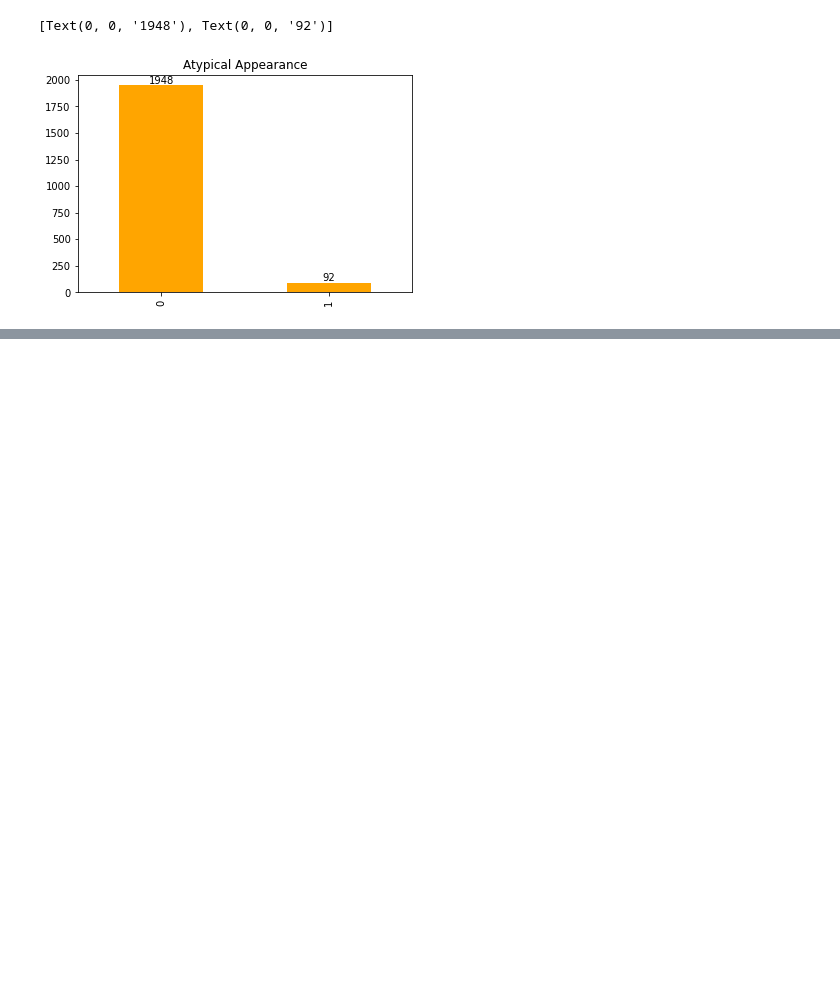
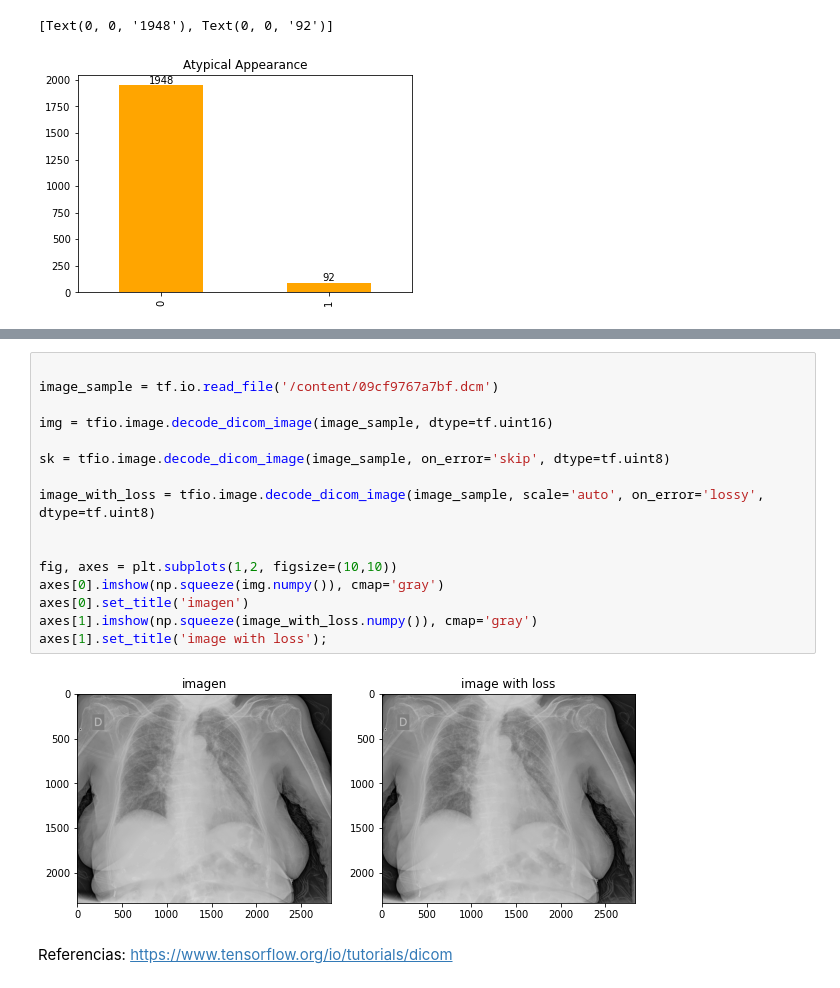
Before and after one commit to Crismaria11/Proyecto2_DS, a Jupyter notebook: Proyecto2_DS.ipynb, the cells around one changed output, grey strips where cells are left out. Cells and saved outputs as stored; diff of their text form; blank space fills up the shorter version.

Commit message:
agregamos el despliegue de imagenes

```diff
--- a/Proyecto2_DS.ipynb
+++ b/Proyecto2_DS.ipynb
@@ -369,0 +396,20 @@ ax.bar_label(ax.containers[0])
+# %%
+
+image_sample = tf.io.read_file('/content/09cf9767a7bf.dcm')
+
+img = tfio.image.decode_dicom_image(image_sample, dtype=tf.uint16)
+
+sk = tfio.image.decode_dicom_image(image_sample, on_error='skip', dtype=tf.uint8)
+
+image_with_loss = tfio.image.decode_dicom_image(image_sample, scale='auto', on_error='lossy', dtype=tf.uint8)
+
+
+fig, axes = plt.subplots(1,2, figsize=(10,10))
+axes[0].imshow(np.squeeze(img.numpy()), cmap='gray')
+axes[0].set_title('imagen')
+axes[1].imshow(np.squeeze(image_with_loss.numpy()), cmap='gray')
+axes[1].set_title('image with loss');
+# %% [output]
+[figure, added]
+# %% [markdown]
+Referencias: https://www.tensorflow.org/io/tutorials/dicom
```
Also changed, not shown: parts of 2 cells of this notebook.
